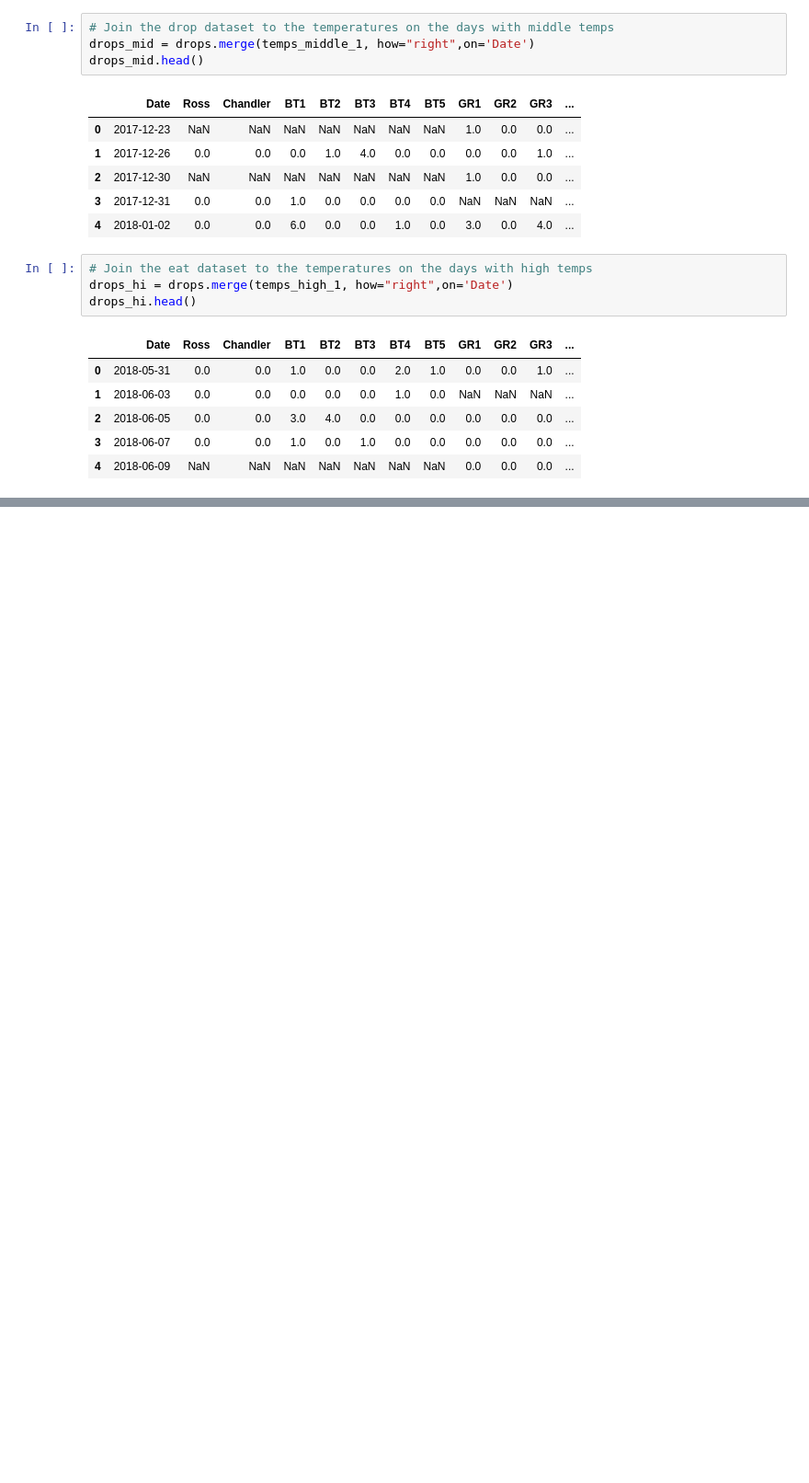
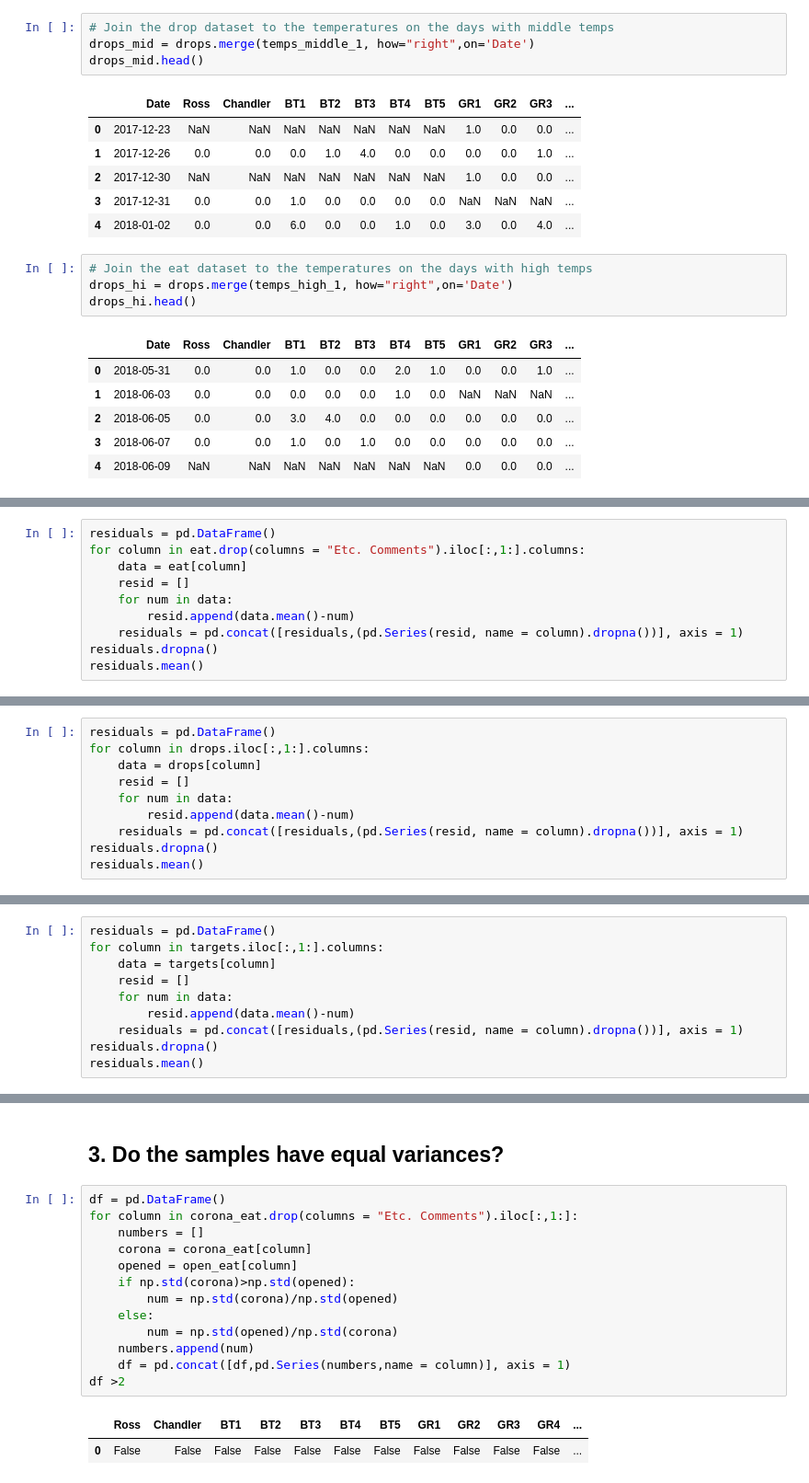
Before and after one commit to Data-Science-in-Business-Fall-2020/final-project-danny_brady_michael, a Jupyter notebook: T_Tests.ipynb, the cells around one changed output, grey strips where cells are left out. Shown: that part at 92% size. Drawn from its saved outputs; the diff is of its cells as text; blank space fills up the shorter version.

```diff
--- a/T_Tests.ipynb
+++ b/T_Tests.ipynb
@@ -852,0 +877,10 @@ drops_hi.head()
+# %%
+residuals = pd.DataFrame()
+for column in eat.drop(columns = "Etc. Comments").iloc[:,1:].columns:
+    data = eat[column]
+    resid = []
+    for num in data:
+        resid.append(data.mean()-num)
+    residuals = pd.concat([residuals,(pd.Series(resid, name = column).dropna())], axis = 1)
+residuals.dropna()
+residuals.mean()
@@ -852,0 +907,10 @@ drops_hi.head()
+# %%
+residuals = pd.DataFrame()
+for column in drops.iloc[:,1:].columns:
+    data = drops[column]
+    resid = []
+    for num in data:
+        resid.append(data.mean()-num)
+    residuals = pd.concat([residuals,(pd.Series(resid, name = column).dropna())], axis = 1)
+residuals.dropna()
+residuals.mean()
@@ -852,0 +937,10 @@ drops_hi.head()
+# %%
+residuals = pd.DataFrame()
+for column in targets.iloc[:,1:].columns:
+    data = targets[column]
+    resid = []
+    for num in data:
+        resid.append(data.mean()-num)
+    residuals = pd.concat([residuals,(pd.Series(resid, name = column).dropna())], axis = 1)
+residuals.dropna()
+residuals.mean()
@@ -852,0 +967,18 @@ drops_hi.head()
+# %% [markdown]
+## 3. Do the samples have equal variances?
+# %%
+df = pd.DataFrame()
+for column in corona_eat.drop(columns = "Etc. Comments").iloc[:,1:]:
+    numbers = []
+    corona = corona_eat[column]
+    opened = open_eat[column]
+    if np.std(corona)>np.std(opened):
+        num = np.std(corona)/np.std(opened)
+    else:
+        num = np.std(opened)/np.std(corona)
+    numbers.append(num)
+    df = pd.concat([df,pd.Series(numbers,name = column)], axis = 1)
+df >2
+# %% [output]
+|  | Ross | Chandler | BT1 | BT2 | BT3 | BT4 | BT5 | GR1 | GR2 | GR3 | GR4 | ... |
+| 0 | False | False | False | False | False | False | False | False | False | False | False | ... |
```
Also changed, not shown: parts of 11 cells of this notebook.
